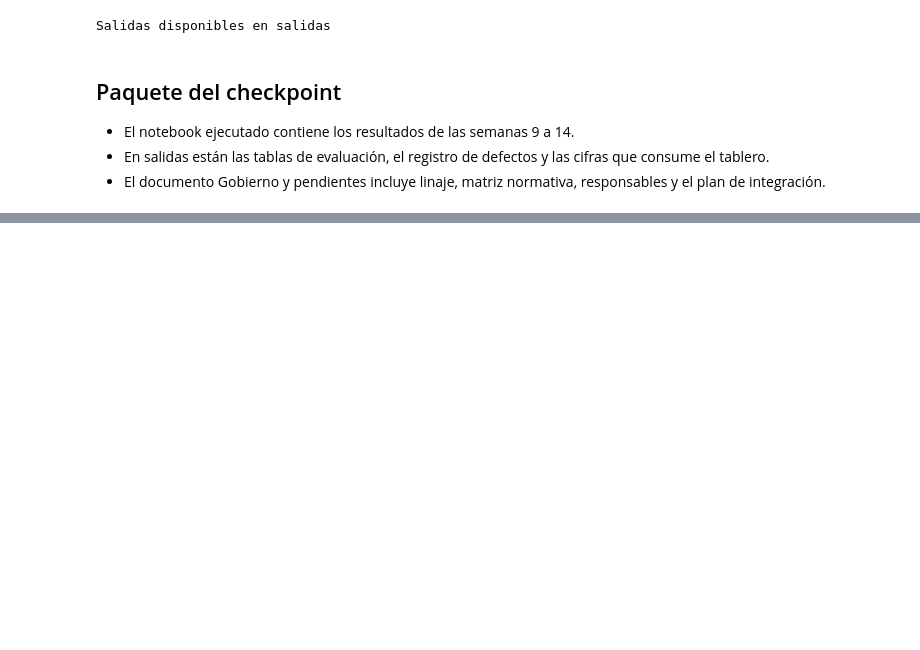
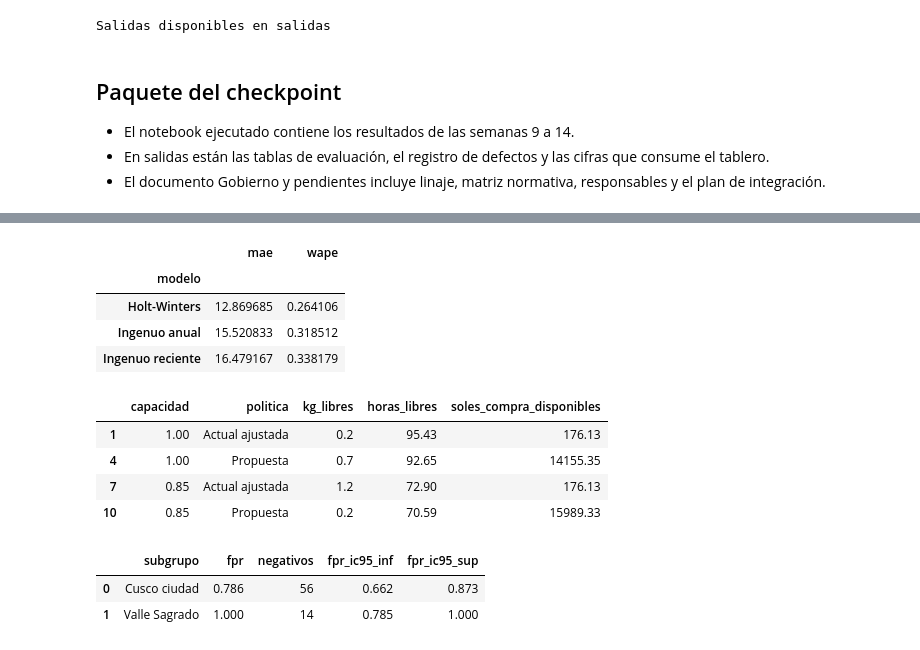
Before and after one commit to jhadir08/analitica-empresarial-integrada, a Jupyter notebook: PMD2/Checkpoint_Suministros_Sur_Eq1.ipynb, the cells around one changed output, grey strips where cells are left out. Saved outputs shown, nothing was run; the diff lists cells and outputs as text; code cells hidden in the pictures; blank space fills up the shorter version.

```diff
--- a/PMD2/Checkpoint_Suministros_Sur_Eq1.ipynb
+++ b/PMD2/Checkpoint_Suministros_Sur_Eq1.ipynb
@@ -827,0 +828,34 @@ Salidas disponibles en salidas
+# %%
+from statsmodels.stats.proportion import proportion_confint
+
+prueba_modelos = detalle_prueba.assign(error=lambda f: abs(f.real-f.predicho))
+por_modelo = prueba_modelos.groupby("modelo").agg(mae=("error","mean"),error=("error","sum"),real=("real","sum"))
+por_modelo["wape"] = por_modelo.error / por_modelo.real
+display(por_modelo[["mae","wape"]])
+
+holguras = escenarios.loc[escenarios.efecto.eq(0.04)].assign(
+    kg_libres=lambda f: f.max_kg-f.kg,
+    horas_libres=lambda f: f.max_horas-f.horas,
+    soles_compra_disponibles=lambda f: 65000-f.compra,
+)
+display(holguras[["capacidad","politica","kg_libres","horas_libres","soles_compra_disponibles"]].round(2))
+
+zona_prueba = auditoria.loc[(auditoria.dimension=="zona") & auditoria.negativos.gt(0)].copy()
+zona_prueba["fpr_ic95_inf"], zona_prueba["fpr_ic95_sup"] = proportion_confint(
+    zona_prueba.fp.to_numpy(), zona_prueba.negativos.to_numpy(), method="wilson"
+)
+display(zona_prueba[["subgrupo","fpr","negativos","fpr_ic95_inf","fpr_ic95_sup"]].round(3))
+# %% [output]
+|  | mae | wape |
+| modelo |  |  |
+| Holt-Winters | 12.869685 | 0.264106 |
+| Ingenuo anual | 15.520833 | 0.318512 |
+| Ingenuo reciente | 16.479167 | 0.338179 |
+|  | capacidad | politica | kg_libres | horas_libres | soles_compra_disponibles |
+| 1 | 1.00 | Actual ajustada | 0.2 | 95.43 | 176.13 |
+| 4 | 1.00 | Propuesta | 0.7 | 92.65 | 14155.35 |
+| 7 | 0.85 | Actual ajustada | 1.2 | 72.90 | 176.13 |
+| 10 | 0.85 | Propuesta | 0.2 | 70.59 | 15989.33 |
+|  | subgrupo | fpr | negativos | fpr_ic95_inf | fpr_ic95_sup |
+| 0 | Cusco ciudad | 0.786 | 56 | 0.662 | 0.873 |
+| 1 | Valle Sagrado | 1.000 | 14 | 0.785 | 1.000 |
```
Also changed, not shown: parts of 5 cells of this notebook, 8 other files.
